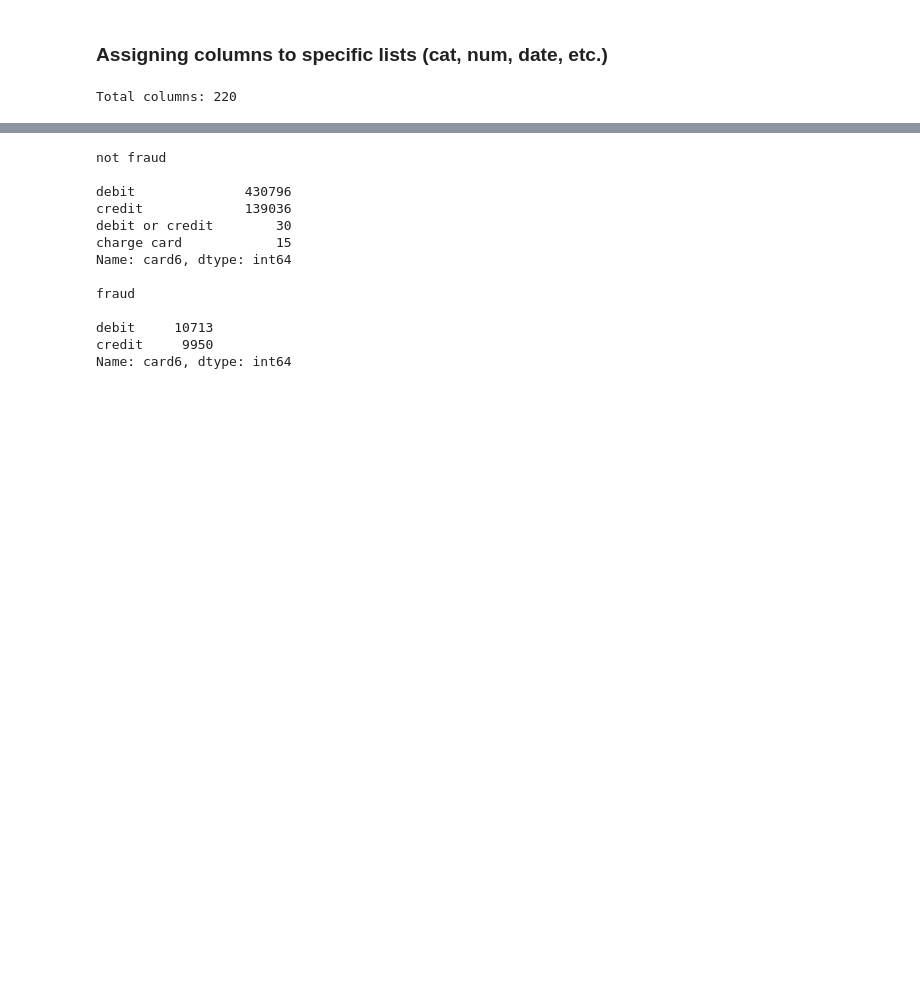
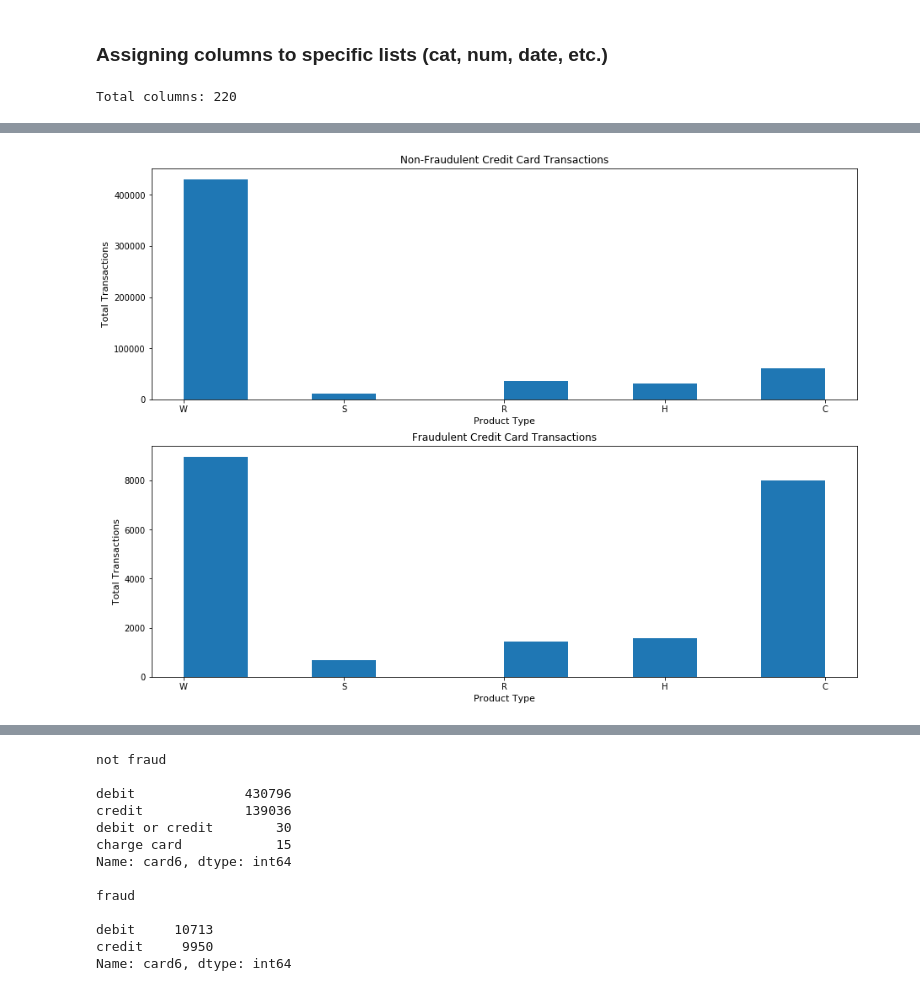
Before and after one commit to kirahman2/fraud_detection, a Jupyter notebook: Fraud Detection EDA.ipynb, the cells around one changed output, grey strips where cells are left out. Drawn from its saved outputs; the diff is of its cells as text; code cells hidden in the pictures; blank space fills up the shorter version.

```diff
--- a/Fraud Detection EDA.ipynb
+++ b/Fraud Detection EDA.ipynb
@@ -534,0 +406,20 @@ df_eda_fraud = df_eda[df_eda.isFraud==1]
+# %%
+df_productcd_notfraud = df_raw[df_raw.isFraud==0].ProductCD.sort_values(ascending=False)
+df_productcd_fraud = df_raw[df_raw.isFraud==1].ProductCD.sort_values(ascending=False)
+fig, ax = plt.subplots(2, 1, figsize=(15, 5))
+plt.subplots_adjust(top=1.8)
+
+ax[0].set_title("Non-Fraudulent Credit Card Transactions")
+ax[0].set_ylabel('Total Transactions', fontsize=11)
+ax[0].set_xlabel('Product Type', fontsize=11)
+ax[0].hist(df_productcd_notfraud)
+
+ax[1].set_title("Fraudulent Credit Card Transactions")
+ax[1].set_ylabel('Total Transactions', fontsize=11)
+ax[1].set_xlabel('Product Type', fontsize=11)
+ax[1].hist(df_productcd_fraud)
+plt.show()
+
+# NEXT, clean up and make this asthetic
+# %% [output]
+[figure, added]
```
Also changed, not shown: parts of 67 cells of this notebook.
